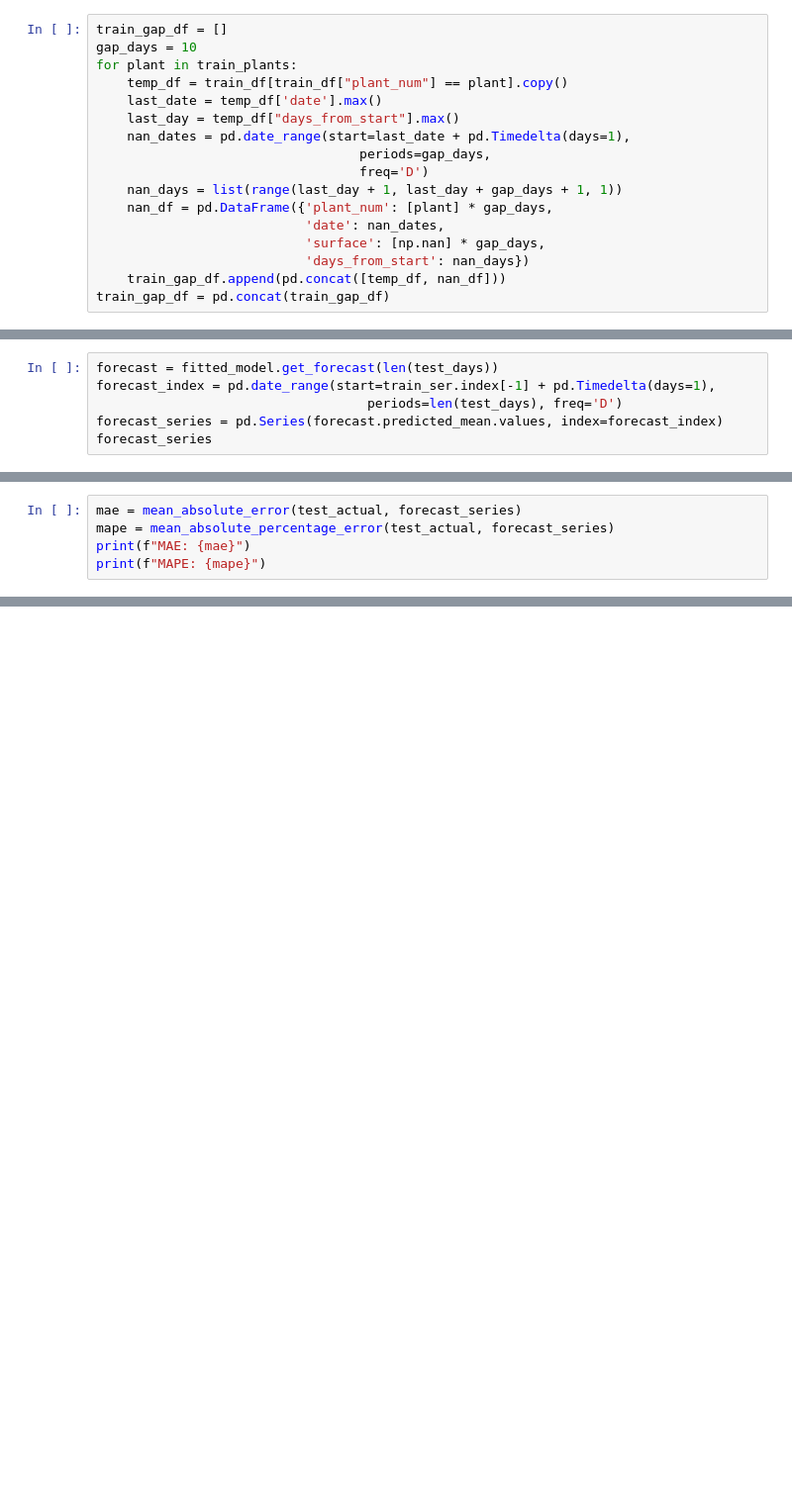
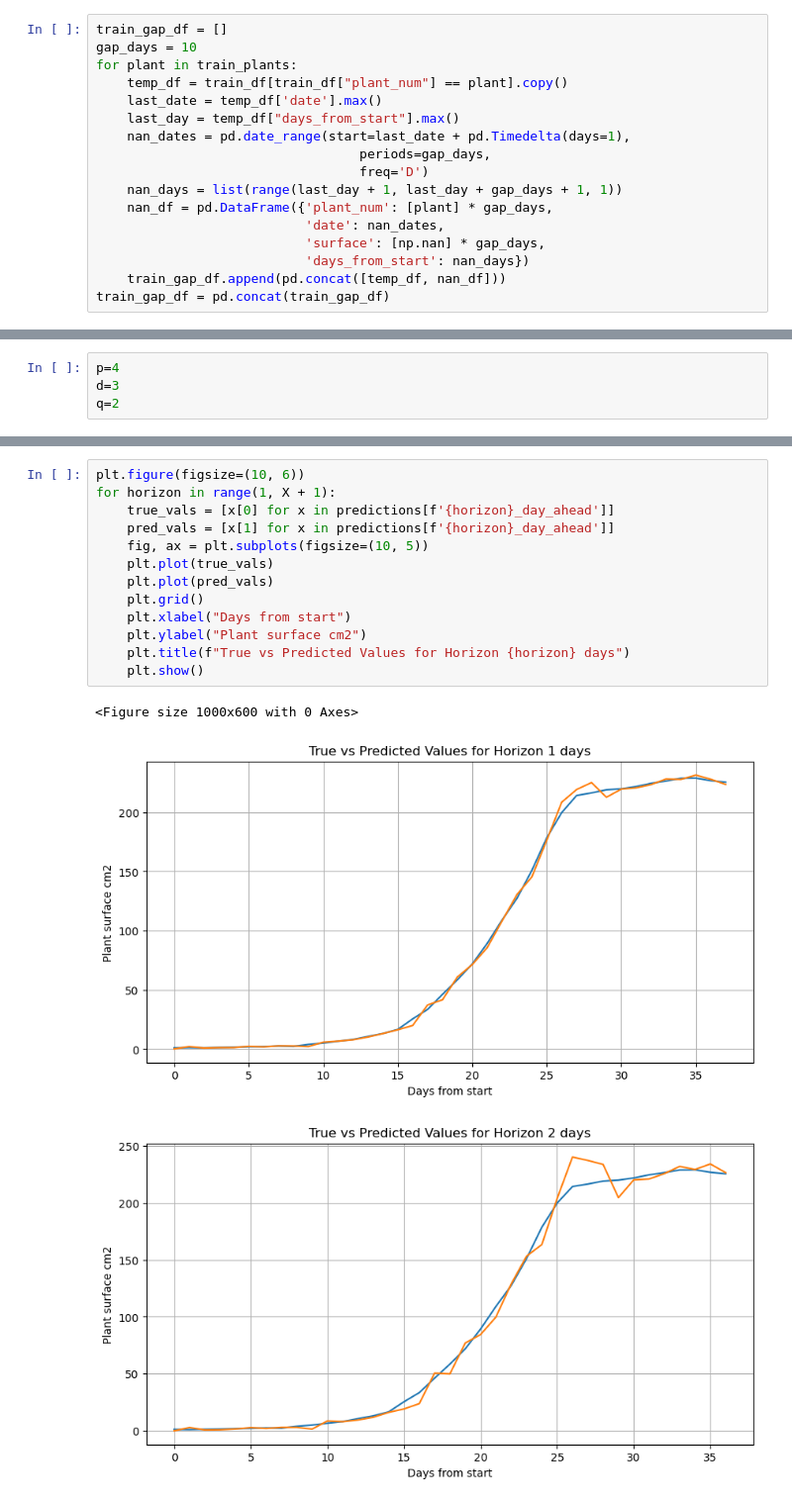
Before and after one commit to dr-leto/plant-growth-prediction, a Jupyter notebook: analysis/ARIMA.ipynb, the cells around one changed output, grey strips where cells are left out. Shown at 99% size. Cells and saved outputs as stored; diff of their text form; blank space fills up the shorter version.

```diff
--- a/analysis/ARIMA.ipynb
+++ b/analysis/ARIMA.ipynb
@@ -187,6 +137,0 @@ Intel MKL WARNING: Support of Intel(R) Streaming SIMD Extensions 4.2 (Intel(R) S
-# %%
-forecast = fitted_model.get_forecast(len(test_days))
-forecast_index = pd.date_range(start=train_ser.index[-1] + pd.Timedelta(days=1),
-                                   periods=len(test_days), freq='D')
-forecast_series = pd.Series(forecast.predicted_mean.values, index=forecast_index)
-forecast_series
@@ -233,5 +137,0 @@ Name: surface, dtype: float64
-# %%
-mae = mean_absolute_error(test_actual, forecast_series)
-mape = mean_absolute_percentage_error(test_actual, forecast_series)
-print(f"MAE: {mae}")
-print(f"MAPE: {mape}")
@@ -254,0 +163,4 @@ plt.show()
+# %%
+p=4
+d=3
+q=2
@@ -254,0 +220,17 @@ plt.show()
+# %%
+plt.figure(figsize=(10, 6))
+for horizon in range(1, X + 1):
+    true_vals = [x[0] for x in predictions[f'{horizon}_day_ahead']]
+    pred_vals = [x[1] for x in predictions[f'{horizon}_day_ahead']]
+    fig, ax = plt.subplots(figsize=(10, 5))
+    plt.plot(true_vals)
+    plt.plot(pred_vals)
+    plt.grid()
+    plt.xlabel("Days from start")
+    plt.ylabel("Plant surface cm2")
+    plt.title(f"True vs Predicted Values for Horizon {horizon} days")
+    plt.show()
+# %% [output]
+<Figure size 1000x600 with 0 Axes>
+[figure, added]
+[figure, added]
```
Also changed, not shown: parts of 20 cells of this notebook, 1 other file.
